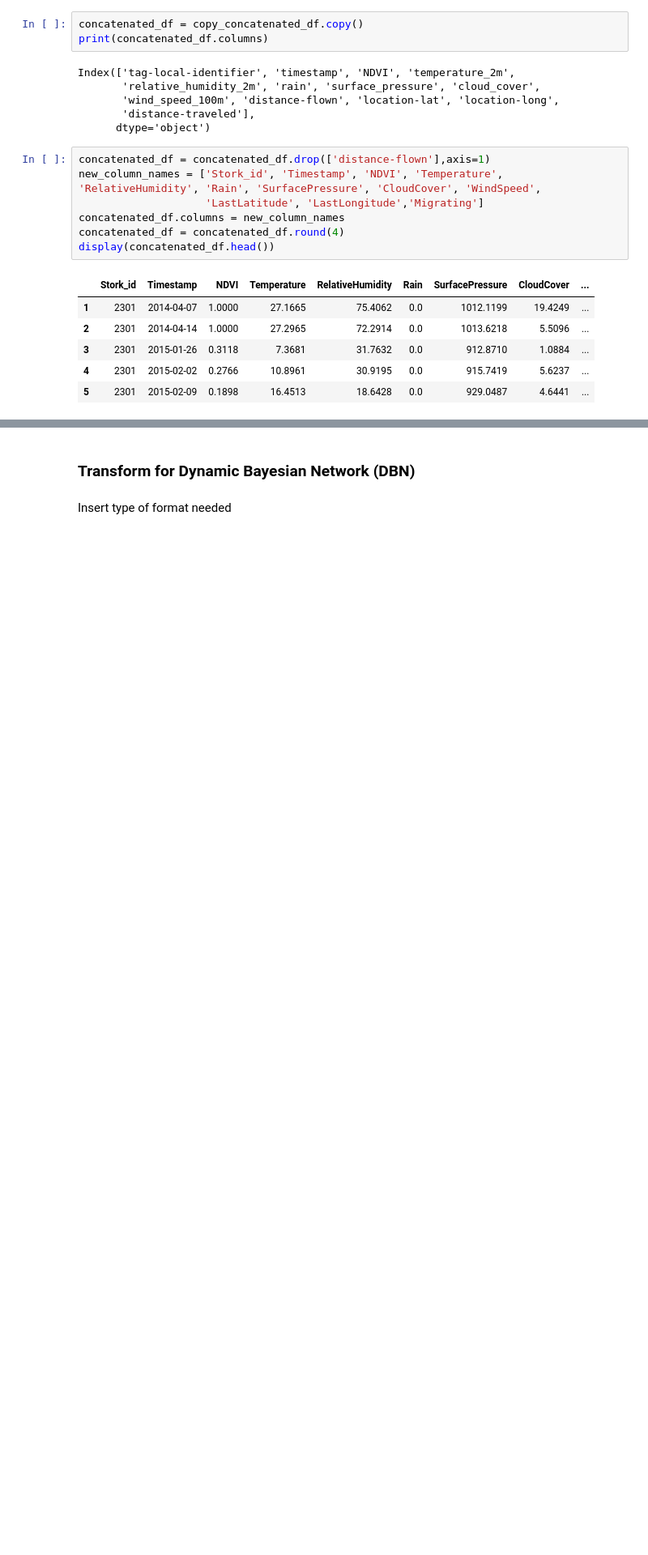
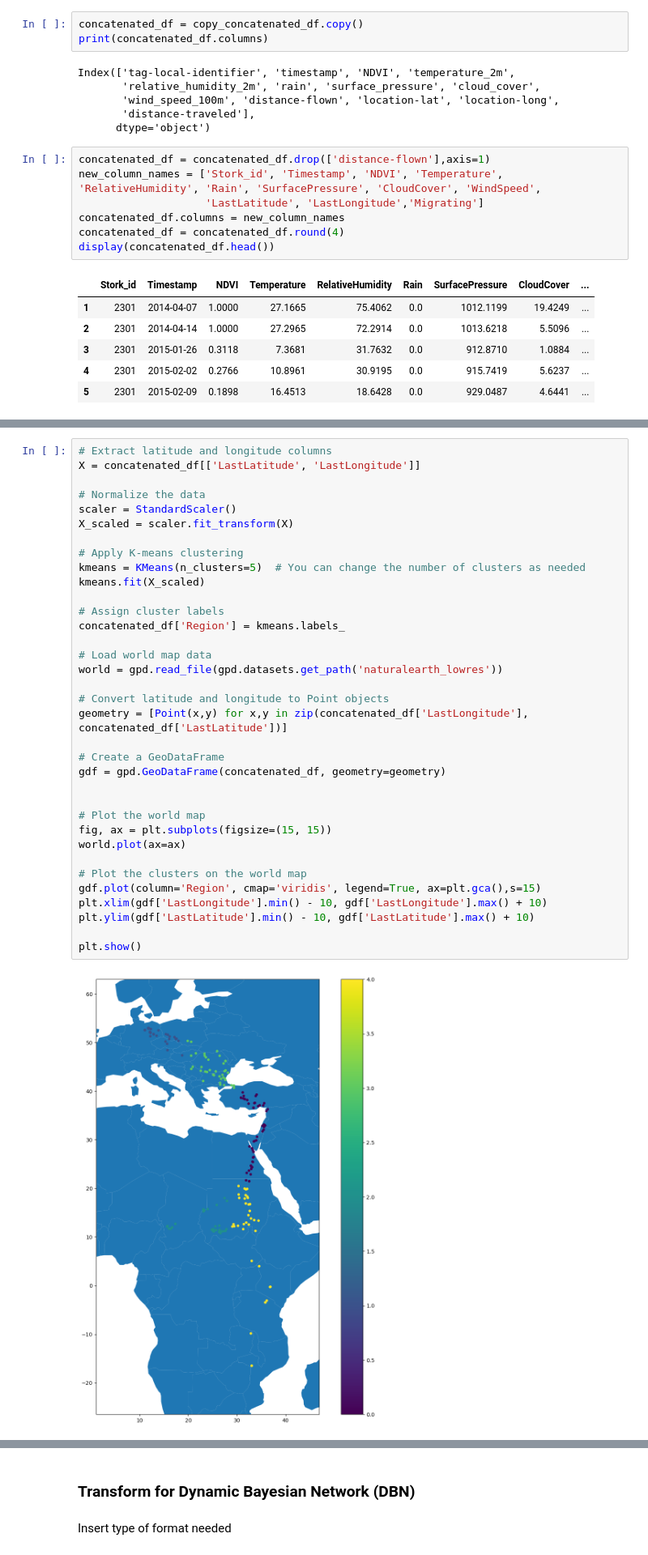
Before and after one commit to jananikolovska/StorkMigrationPatternsWithDBN, a Jupyter notebook: Preprocess_data.ipynb, the cells around one changed output, grey strips where cells are left out. Shown at 81% size. Saved outputs shown, nothing was run; the diff lists cells and outputs as text; blank space fills up the shorter version.

```diff
--- a/Preprocess_data.ipynb
+++ b/Preprocess_data.ipynb
@@ -204,0 +198,37 @@ display(bin_names_dictionary)
+# %%
+# Extract latitude and longitude columns
+X = concatenated_df[['LastLatitude', 'LastLongitude']]
+
+# Normalize the data
+scaler = StandardScaler()
+X_scaled = scaler.fit_transform(X)
+
+# Apply K-means clustering
+kmeans = KMeans(n_clusters=5)  # You can change the number of clusters as needed
+kmeans.fit(X_scaled)
+
+# Assign cluster labels
+concatenated_df['Region'] = kmeans.labels_
+
+# Load world map data
+world = gpd.read_file(gpd.datasets.get_path('naturalearth_lowres'))
+
+# Convert latitude and longitude to Point objects
+geometry = [Point(x,y) for x,y in zip(concatenated_df['LastLongitude'], concatenated_df['LastLatitude'])]
+
+# Create a GeoDataFrame
+gdf = gpd.GeoDataFrame(concatenated_df, geometry=geometry)
+
+
+# Plot the world map
+fig, ax = plt.subplots(figsize=(15, 15))
+world.plot(ax=ax)
+
+# Plot the clusters on the world map
+gdf.plot(column='Region', cmap='viridis', legend=True, ax=plt.gca(),s=15)
+plt.xlim(gdf['LastLongitude'].min() - 10, gdf['LastLongitude'].max() + 10)
+plt.ylim(gdf['LastLatitude'].min() - 10, gdf['LastLatitude'].max() + 10)
+
+plt.show()
+# %% [output]
+[figure, added]
```
Also changed, not shown: parts of 8 cells of this notebook.
